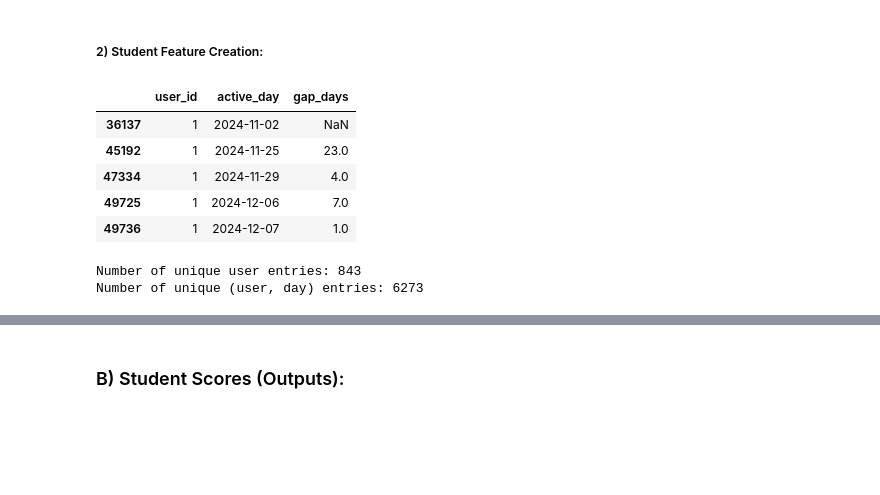
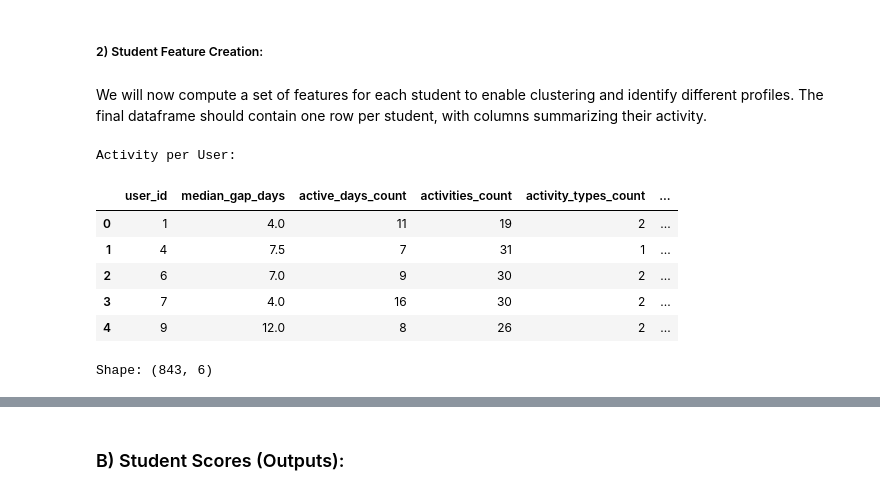
Before and after one commit to malenraychev/BigMMMBehaviour, a Jupyter notebook: m4_team-name.ipynb, the cells around one changed output, grey strips where cells are left out. Drawn from its saved outputs; the diff is of its cells as text; code cells hidden in the pictures; blank space fills up the shorter version.

```diff
--- a/m4_team-name.ipynb
+++ b/m4_team-name.ipynb
@@ -126,33 +129,58 @@ After applying all filters, we are left with 22,754 entries—about 31% of the o
 One possible solution to retain more data would be to predict the missing completion times. However, this could compromise the reliability of the analysis by introducing less representative user behavior. Therefore, we chose to leave this as a potential direction for future work, if deemed necessary.
 # %% [markdown]
 ##### 2) Student Feature Creation:
+# %% [markdown]
+We will now compute a set of features for each student to enable clustering and identify different profiles. The final dataframe should contain one row per student, with columns summarizing their activity.
 # %%
 user_daily_activity = activity.copy(deep=True)
 
 # Create new column for activity started day
 user_daily_activity['active_day'] = pd.to_datetime(user_daily_activity['activity_started'].dt.date)
 
 # Drop duplicates in user_id, active_day
 user_daily_activity.drop_duplicates(subset=['user_id', 'active_day'], inplace=True, keep='first')
 
 # Compute gaps between active days for each user
 user_daily_activity.sort_values(['user_id', 'active_day'], inplace=True)
 user_daily_activity['previous_day'] = user_daily_activity.groupby('user_id')['active_day'].shift(1)
 user_daily_activity['gap_days'] = (user_daily_activity['active_day'] - user_daily_activity['previous_day']).dt.days
 
 # Keep only relevnt columns
 columns = ['user_id', 'active_day', 'gap_days']
 user_daily_activity = user_daily_activity[columns]
 
-display(user_daily_activity.head())
-print(f'Number of unique user entries: {user_daily_activity.user_id.nunique()}')
-print(f'Number of unique (user, day) entries: {user_daily_activity.shape[0]}')
+# Compute the median of gap_days per user
+user_activity = user_daily_activity.groupby('user_id')['gap_days'].median().reset_index()
+user_activity.rename(columns={'gap_days': 'median_gap_days'}, inplace=True)
+
+# Add the number of active days of that user (count)
+user_activity['active_days_count'] = user_daily_activity.groupby('user_id')['active_day'].count().values
+
+# Add the median activity duration of that user (activity_completed - activity_started) only when activity_completed is not missing
+user_activity['median_activity_duration'] = activity.groupby('user_id').apply(
+    lambda x: (x['activity_completed'] - x['activity_started']).median()
+).reset_index(drop=True)
+
+# Add the number of activities of that user (count)
+user_activity['activities_count'] = activity.groupby('user_id')['activity_id'].count().values
+# Add the number of unique activity types of that user
+user_activity['activity_types_count'] = activity.groupby('user_id')['activity_type'].nunique().values
+
+# Convert timedelta to minutes
+user_activity['median_activity_duration_minutes'] = user_activity['median_activity_duration'].dt.total_seconds() / 60
+
+# Drop the original timedelta column
+user_activity.drop(columns=['median_activity_duration'], inplace=True)
+
+print("Activity per User:")
+display(user_activity.head())
+print("Shape:", user_activity.shape)
 # %% [output]
+Activity per User:
-|  | user_id | active_day | gap_days |
-| 36137 | 1 | 2024-11-02 | NaN |
-| 45192 | 1 | 2024-11-25 | 23.0 |
-| 47334 | 1 | 2024-11-29 | 4.0 |
-| 49725 | 1 | 2024-12-06 | 7.0 |
-| 49736 | 1 | 2024-12-07 | 1.0 |
+|  | user_id | median_gap_days | active_days_count | activities_count | activity_types_count | ... |
+| 0 | 1 | 4.0 | 11 | 19 | 2 | ... |
+| 1 | 4 | 7.5 | 7 | 31 | 1 | ... |
+| 2 | 6 | 7.0 | 9 | 30 | 2 | ... |
+| 3 | 7 | 4.0 | 16 | 30 | 2 | ... |
+| 4 | 9 | 12.0 | 8 | 26 | 2 | ... |
-Number of unique user entries: 843
-Number of unique (user, day) entries: 6273
+Shape: (843, 6)
```
Also changed, not shown: parts of 29 cells of this notebook.
